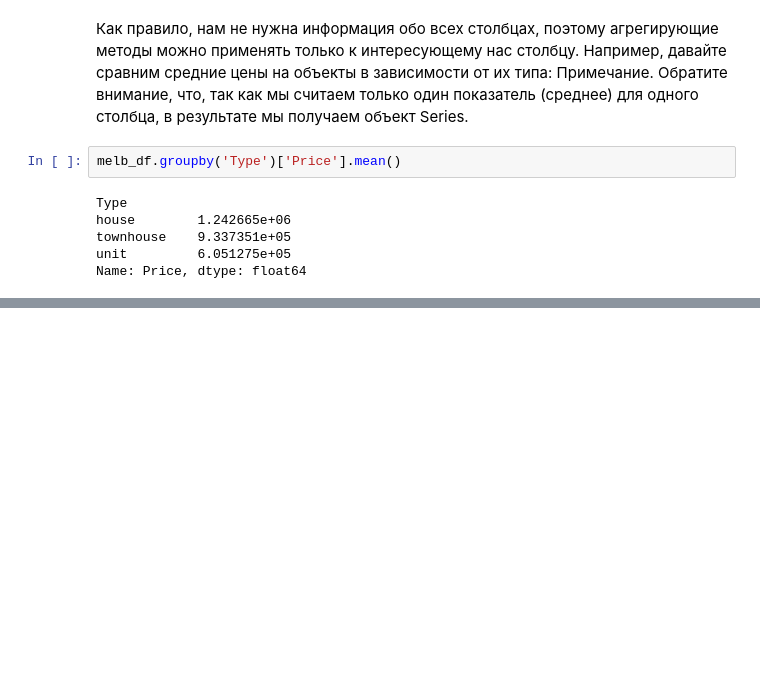
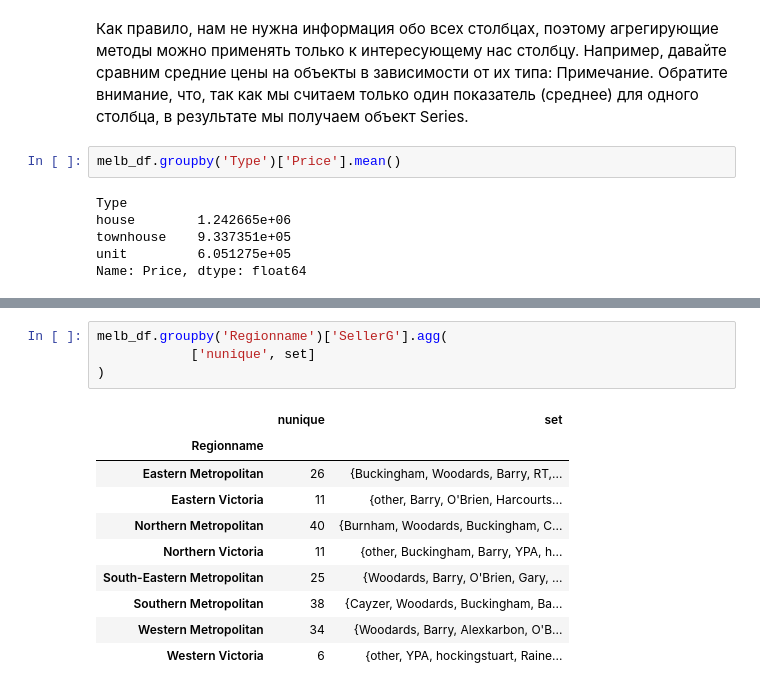
Before and after one commit to Deemetr5/ds_v3, a Jupyter notebook: PY_12_Продвинутые методы работы с данными в Pandas/data/Продвинутые методы Pandas.ipynb, the cells around one changed output, grey strips where cells are left out. Cells and saved outputs as stored; diff of their text form; blank space fills up the shorter version.

```diff
--- a/PY_12_Продвинутые методы работы с данными в Pandas/data/Продвинутые методы Pandas.ipynb
+++ b/PY_12_Продвинутые методы работы с данными в Pandas/data/Продвинутые методы Pandas.ipynb
@@ -216,0 +279,15 @@ Name: Price, dtype: float64
+# %%
+melb_df.groupby('Regionname')['SellerG'].agg(
+    		['nunique', set]
+)
+# %% [output]
+|  | nunique | set |
+| Regionname |  |  |
+| Eastern Metropolitan | 26 | {Buckingham, Woodards, Barry, RT,... |
+| Eastern Victoria | 11 | {other, Barry, O'Brien, Harcourts... |
+| Northern Metropolitan | 40 | {Burnham, Woodards, Buckingham, C... |
+| Northern Victoria | 11 | {other, Buckingham, Barry, YPA, h... |
+| South-Eastern Metropolitan | 25 | {Woodards, Barry, O'Brien, Gary, ... |
+| Southern Metropolitan | 38 | {Cayzer, Woodards, Buckingham, Ba... |
+| Western Metropolitan | 34 | {Woodards, Barry, Alexkarbon, O'B... |
+| Western Victoria | 6 | {other, YPA, hockingstuart, Raine... |
```
Also changed, not shown: parts of 13 cells of this notebook.
